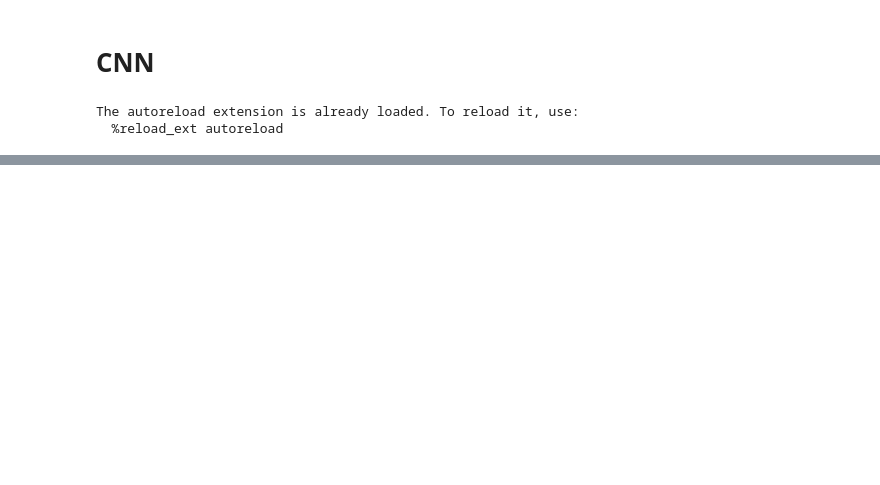
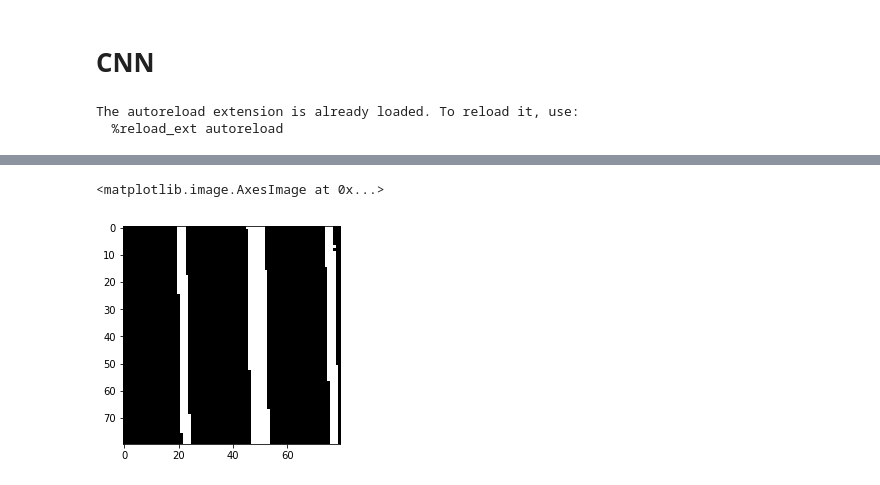
Before and after one commit to Amaumaury/MachineLearning-RoadSegmentation, a Jupyter notebook: CNN.ipynb, the cells around one changed output, grey strips where cells are left out. Saved outputs shown, nothing was run; the diff lists cells and outputs as text; code cells hidden in the pictures; blank space fills up the shorter version.

```diff
--- a/CNN.ipynb
+++ b/CNN.ipynb
@@ -31,5 +31,7 @@ The autoreload extension is already loaded. To reload it, use:
 # %%
 ROOT_DIR = 'training/'
 IMAGE_DIR = ROOT_DIR + 'images/'
+
+PATCH_SIZE = 5
+
+N = 5 # Number of image to be used in training
-# %%
-PATCH_SIZE = 8
@@ -111,3 +217,8 @@ array([-1.,  1.], dtype=float32)
+# %%
+plt.imshow(patched_gts[i], cmap='Greys_r')
+# %% [output]
+<matplotlib.image.AxesImage at 0x...>
+[figure, added]
 # %%
 ori = drop_external_layers(patched_gts[i], 1)
 
```
Also changed, not shown: parts of 17 cells of this notebook, 1 other file.
